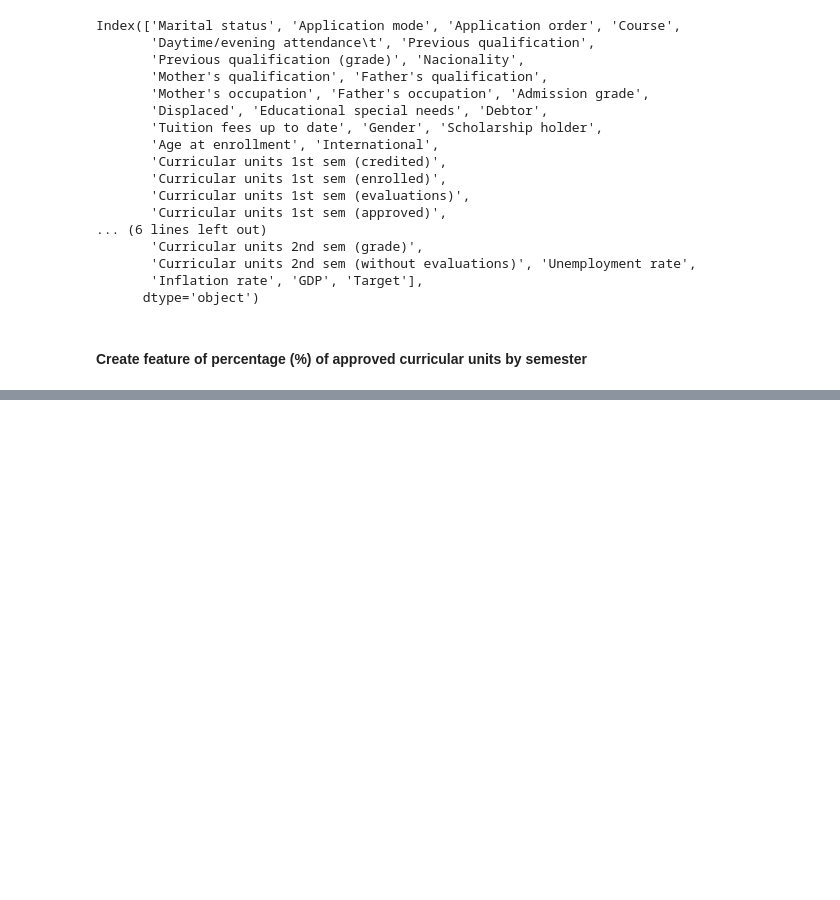
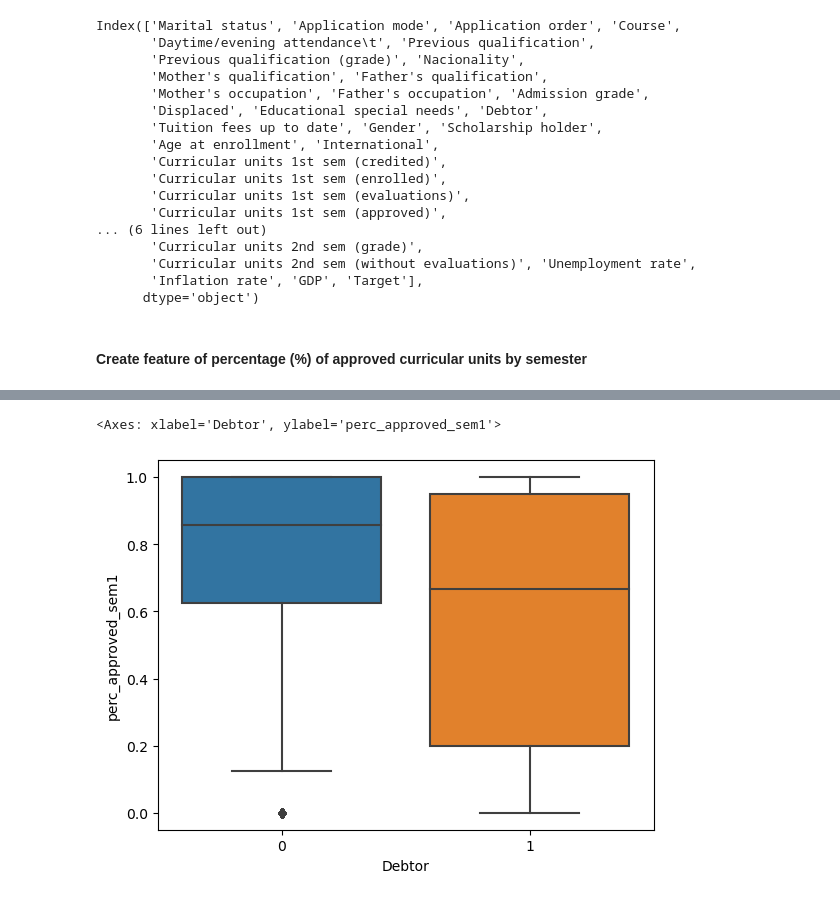
Before and after one commit to jdramirezj/project_1_ACTD, a Jupyter notebook: code/exploratory_data_analysis.ipynb, the cells around one changed output, grey strips where cells are left out. Saved outputs shown, nothing was run; the diff lists cells and outputs as text; code cells hidden in the pictures; blank space fills up the shorter version.

```diff
--- a/code/exploratory_data_analysis.ipynb
+++ b/code/exploratory_data_analysis.ipynb
@@ -48,0 +90,5 @@ data['perc_approved_sem2'] = data['Curricular units 2nd sem (approved)']/data['C
+# %%
+sns.boxplot(data=data, x='Debtor', y='perc_approved_sem1')
+# %% [output]
+<Axes: xlabel='Debtor', ylabel='perc_approved_sem1'>
+[figure, added]
```
Also changed, not shown: parts of 9 cells of this notebook.
